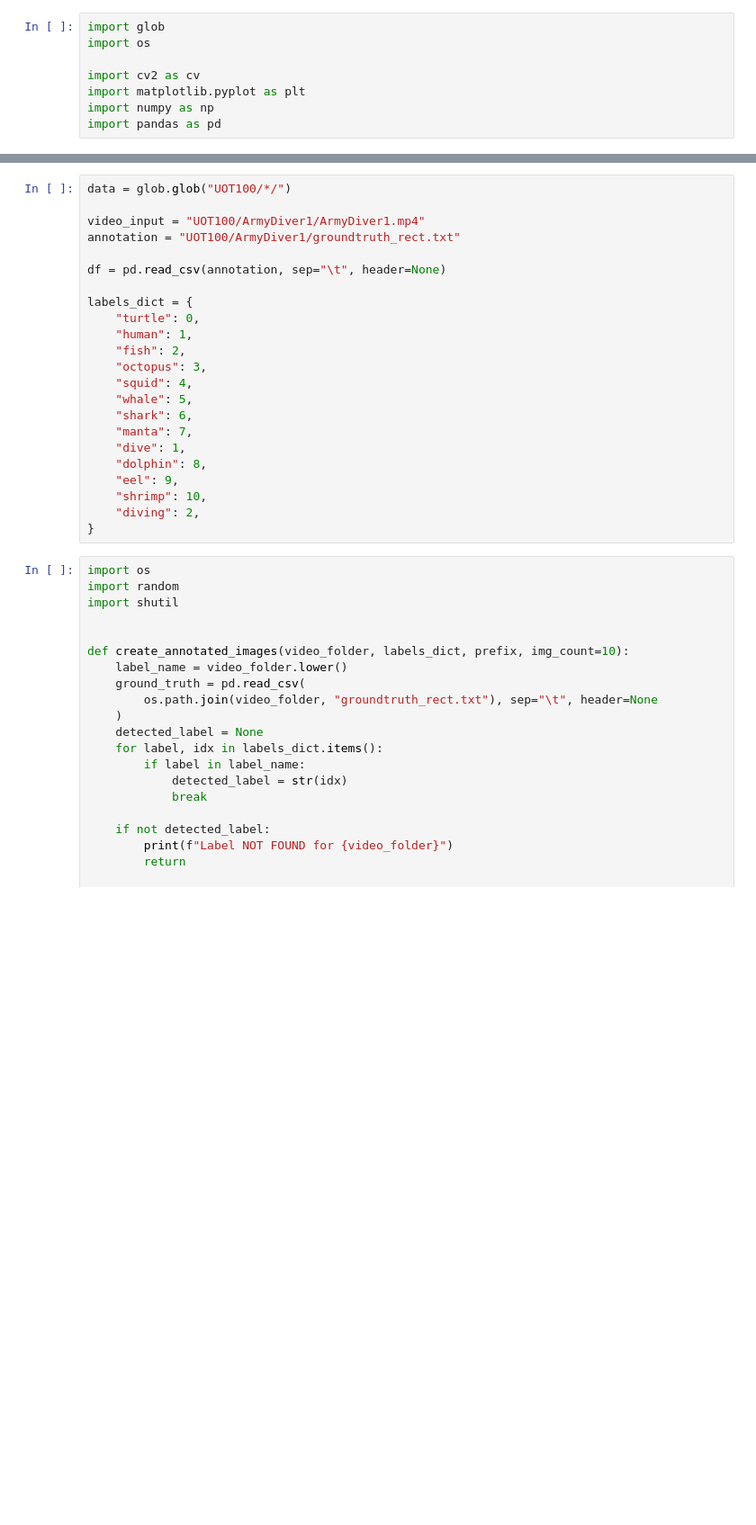
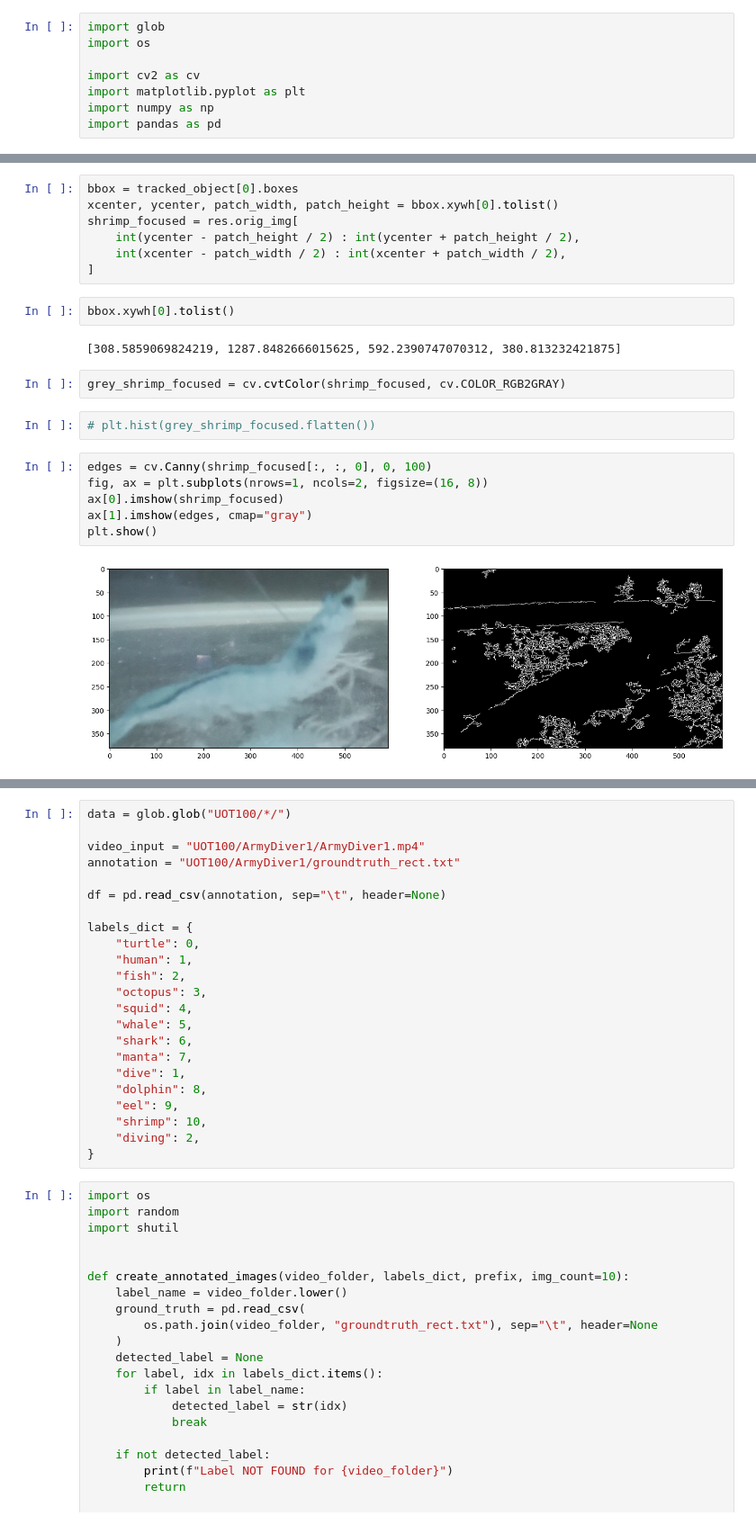
Before and after one commit to Javkhaa/machine-learning, a Jupyter notebook: underwater_object/DataCleanUp.ipynb, the cells around one changed output, grey strips where cells are left out. Shown at 90% size. Saved outputs shown, nothing was run; the diff lists cells and outputs as text; blank space fills up the shorter version.

```diff
--- a/underwater_object/DataCleanUp.ipynb
+++ b/underwater_object/DataCleanUp.ipynb
@@ -277,0 +100,23 @@ for basedir in annot_basedirs:
+# %%
+bbox = tracked_object[0].boxes
+xcenter, ycenter, patch_width, patch_height = bbox.xywh[0].tolist()
+shrimp_focused = res.orig_img[
+    int(ycenter - patch_height / 2) : int(ycenter + patch_height / 2),
+    int(xcenter - patch_width / 2) : int(xcenter + patch_width / 2),
+]
+# %%
+bbox.xywh[0].tolist()
+# %% [output]
+[308.5859069824219, 1287.8482666015625, 592.2390747070312, 380.813232421875]
+# %%
+grey_shrimp_focused = cv.cvtColor(shrimp_focused, cv.COLOR_RGB2GRAY)
+# %%
+# plt.hist(grey_shrimp_focused.flatten())
+# %%
+edges = cv.Canny(shrimp_focused[:, :, 0], 0, 100)
+fig, ax = plt.subplots(nrows=1, ncols=2, figsize=(16, 8))
+ax[0].imshow(shrimp_focused)
+ax[1].imshow(edges, cmap="gray")
+plt.show()
+# %% [output]
+[figure, added]
```
Also changed, not shown: parts of 28 cells of this notebook, 8 other files.
